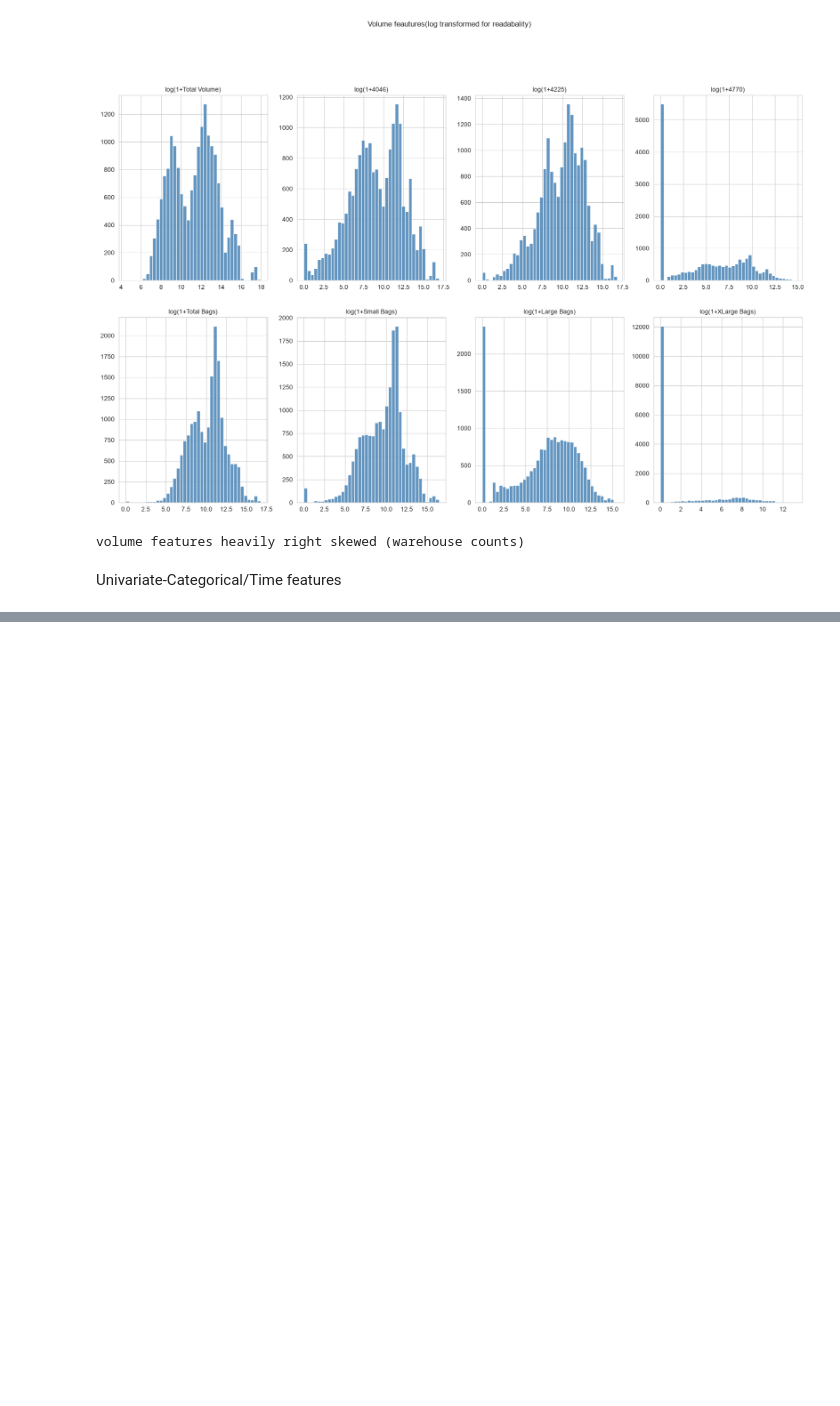
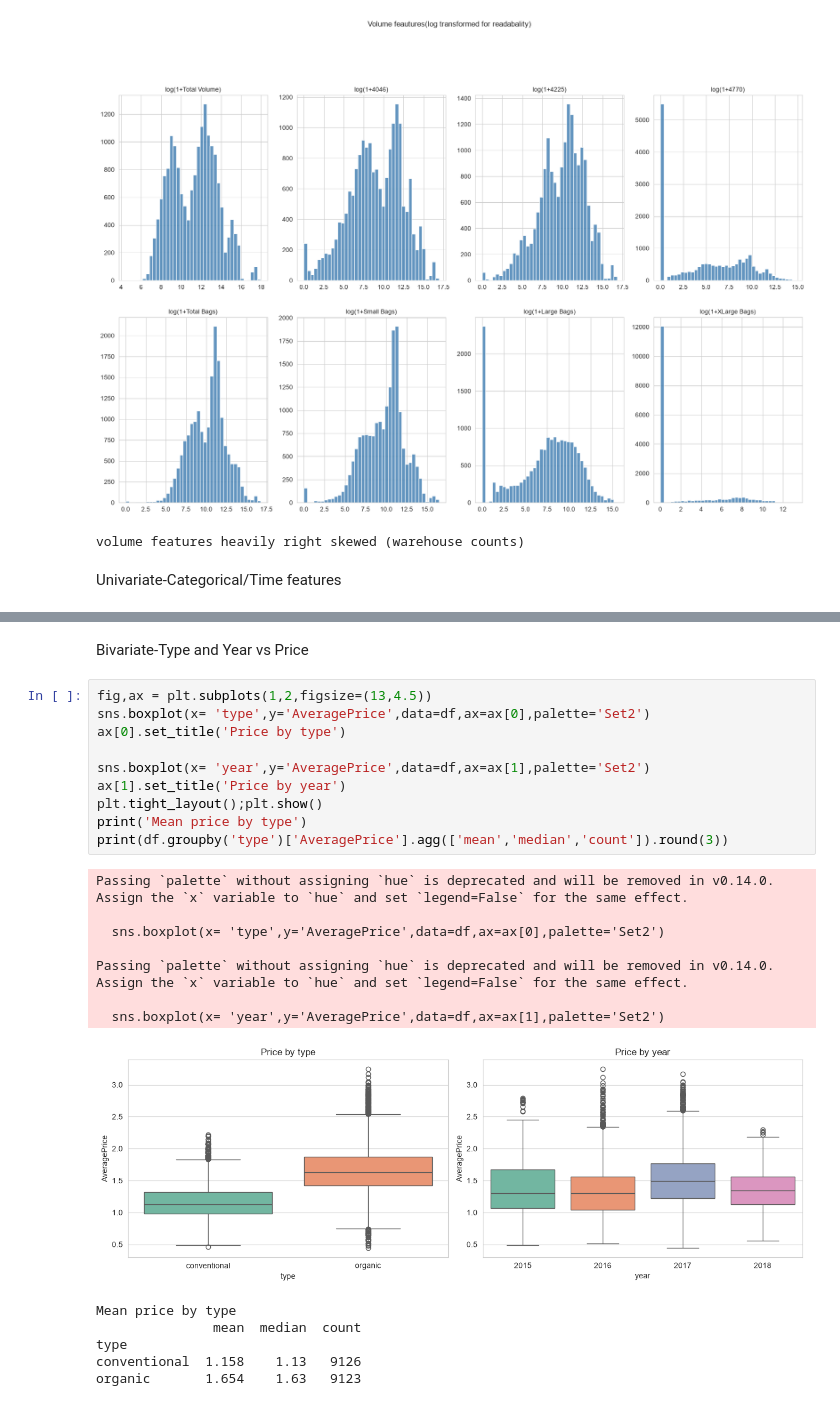
Before and after one commit to asullad-lgtm/Data-science-projects, a Jupyter notebook: Regression/Avacado_price_prediction/01_eda.ipynb, the cells around one changed output, grey strips where cells are left out. Saved outputs shown, nothing was run; the diff lists cells and outputs as text; blank space fills up the shorter version.

Commit message:
Data exploration completed

```diff
--- a/Regression/Avacado_price_prediction/01_eda.ipynb
+++ b/Regression/Avacado_price_prediction/01_eda.ipynb
@@ -101,0 +112,26 @@ plt.tight_layout;plt.show()
+# %% [markdown]
+Bivariate-Type and Year vs Price
+# %%
+fig,ax = plt.subplots(1,2,figsize=(13,4.5))
+sns.boxplot(x= 'type',y='AveragePrice',data=df,ax=ax[0],palette='Set2')
+ax[0].set_title('Price by type')
+
+sns.boxplot(x= 'year',y='AveragePrice',data=df,ax=ax[1],palette='Set2')
+ax[1].set_title('Price by year')
+plt.tight_layout();plt.show()
+print('Mean price by type')
+print(df.groupby('type')['AveragePrice'].agg(['mean','median','count']).round(3))
+# %% [output]
+Passing `palette` without assigning `hue` is deprecated and will be removed in v0.14.0. Assign the `x` variable to `hue` and set `legend=False` for the same effect.
+
+  sns.boxplot(x= 'type',y='AveragePrice',data=df,ax=ax[0],palette='Set2')
+
+Passing `palette` without assigning `hue` is deprecated and will be removed in v0.14.0. Assign the `x` variable to `hue` and set `legend=False` for the same effect.
+
+  sns.boxplot(x= 'year',y='AveragePrice',data=df,ax=ax[1],palette='Set2')
+[figure, added]
+Mean price by type
+               mean  median  count
+type
+conventional  1.158    1.13   9126
+organic       1.654    1.63   9123
```
Also changed, not shown: parts of 12 cells of this notebook.
